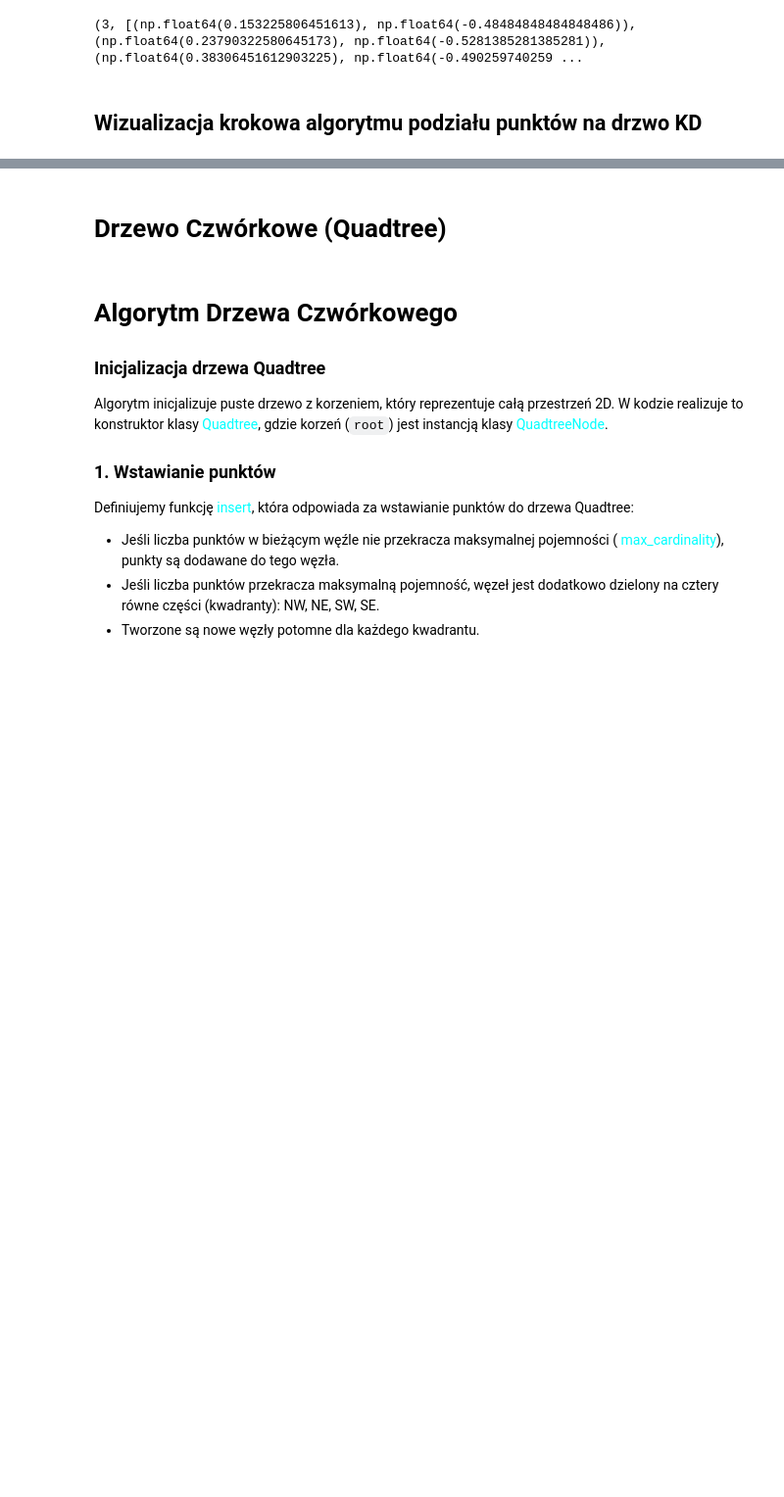
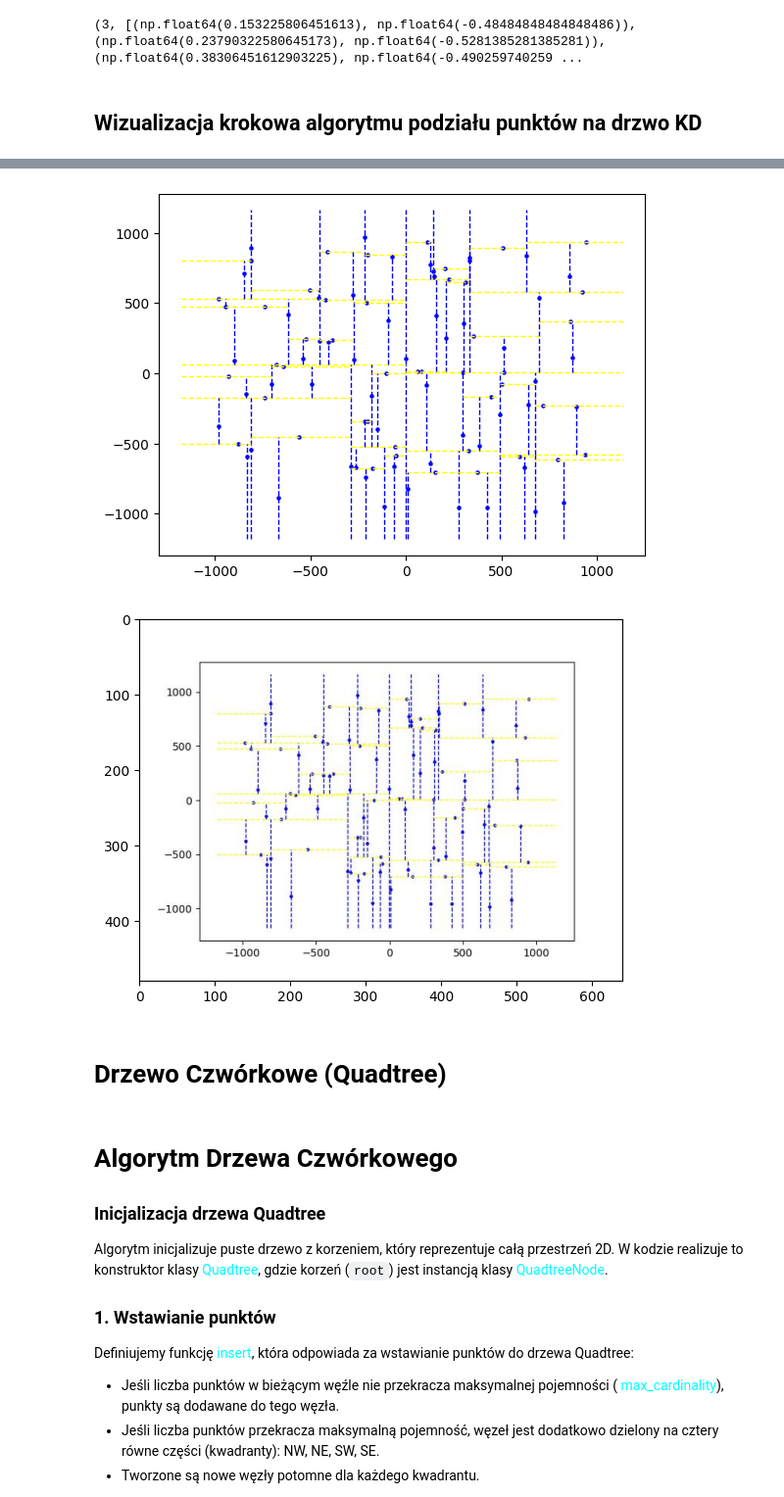
Before and after one commit to Hbrtjm/Geometric_Algorithms_Project, a Jupyter notebook: fornagiel_miklas_projekt.ipynb, the cells around one changed output, grey strips where cells are left out. Shown at 98% size. Drawn from its saved outputs; the diff is of its cells as text; code cells hidden in the pictures; blank space fills up the shorter version.

```diff
--- a/fornagiel_miklas_projekt.ipynb
+++ b/fornagiel_miklas_projekt.ipynb
@@ -224,3 +231,18 @@ initial_bounds = ((min_point_x-offset_x,max_point_x+offset_x),(min_point_y-offse
+# %%
+fig_new, ax_new = plt.subplots()
+tree3= KDTree()
+tree3.build_tree(points_set)
+min_point_x = min(points_set,key=lambda x:x[0])[0]
+max_point_x = max(points_set,key=lambda x:x[0])[0]
+min_point_y = min(points_set,key=lambda x:x[1])[1]
+max_point_y = max(points_set,key=lambda x:x[1])[1]
+offset_x = (max_point_x-min_point_x)*0.1
+offset_y = (max_point_y-min_point_y)*0.1
+initial_bounds = ((min_point_x-offset_x,max_point_x+offset_x),(min_point_y-offset_y,max_point_y+offset_y))
+plot_kdtree_splits_bfs(ax_new,tree3.root, bounds=initial_bounds,gifName=os.path.join('data','gif','kdtree_with_preset_points.gif'),points=points_set,drawAllPoints=True)
+# %% [output]
+[figure, added]
+[figure, added]
 # %% [markdown]
 # Drzewo Czwórkowe (Quadtree)
 # %% [markdown]
```
Also changed, not shown: parts of 15 cells of this notebook, 18 other files.
